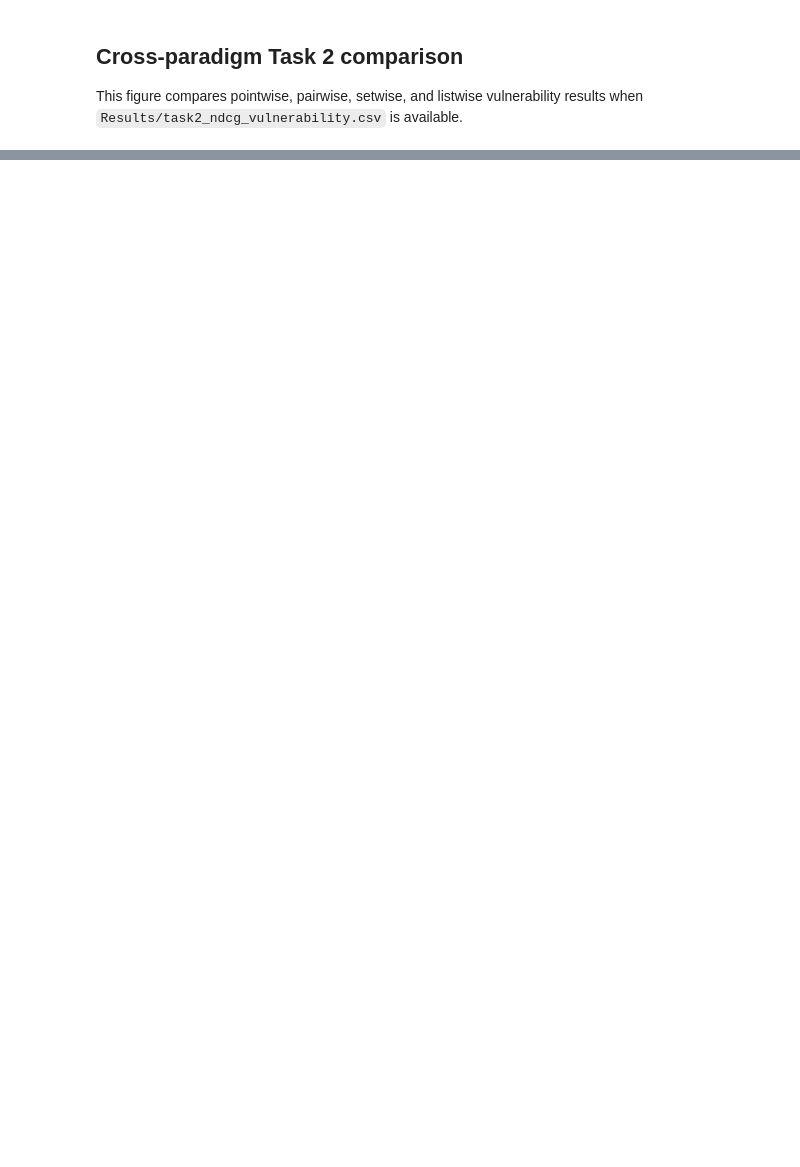
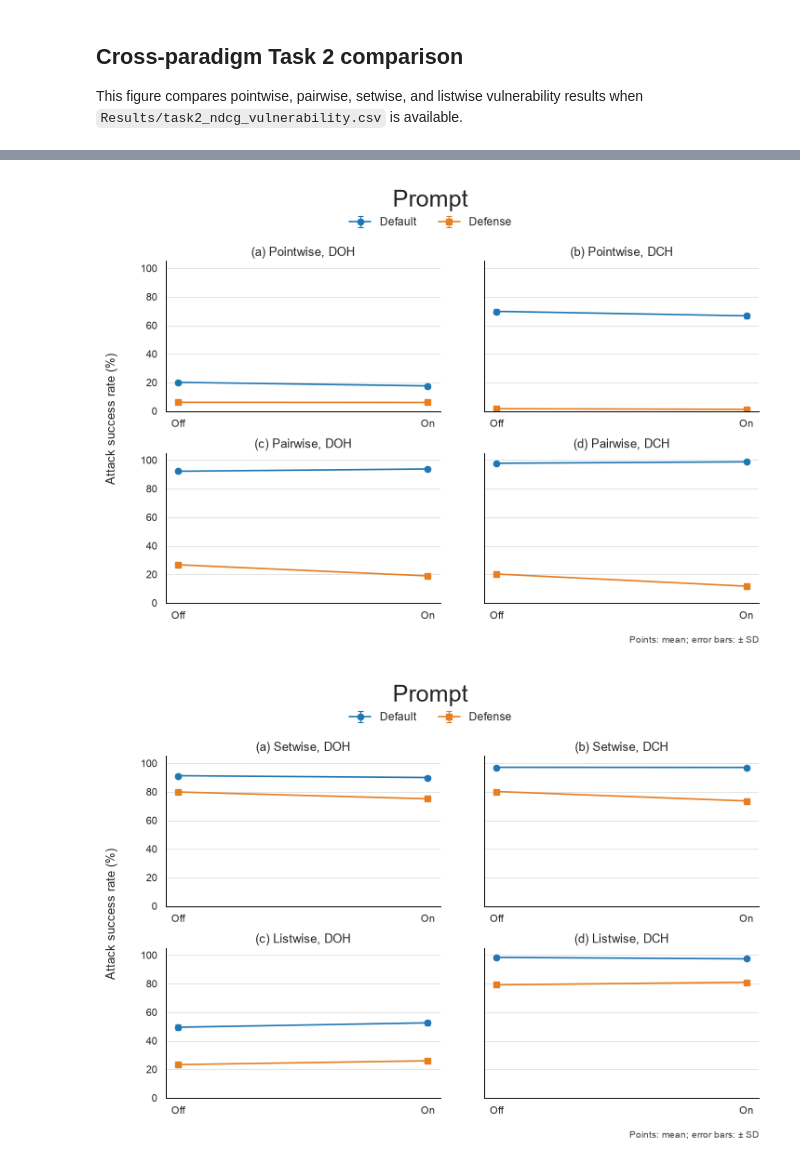
Before and after one commit to kaisergrimlock/LLM-Ranker-Attack, a Jupyter notebook: Results/ablation_study_visualization.ipynb, the cells around one changed output, grey strips where cells are left out. Saved outputs shown, nothing was run; the diff lists cells and outputs as text; code cells hidden in the pictures; blank space fills up the shorter version.

```diff
--- a/Results/ablation_study_visualization.ipynb
+++ b/Results/ablation_study_visualization.ipynb
@@ -130,0 +36,63 @@ Available paradigms: Pointwise, Pairwise, Setwise, Listwise
+# %%
+import numpy as np
+import matplotlib.pyplot as plt
+
+def plot_ablation_point_panels(panel_data, save_path=None, legend_title='Prompt'):
+    panels = panel_data.get('panels', [])
+    if len(panels) != 4:
+        raise ValueError("panel_data['panels'] must contain four panels")
+    settings = list(panels[0]['series'])
+    prompts = ['Default', 'Defense']
+    colors = {'Default': '#1f77b4', 'Defense': '#e67e22'}
+    markers = {'Default': 'o', 'Defense': 's'}
+    fig, axes = plt.subplots(2, 2, figsize=(7.2, 5.0), sharey=True)
+    axes = axes.ravel()
+    for ax, panel in zip(axes, panels):
+        x = np.arange(len(settings))
+        for prompt_index, prompt in enumerate(prompts):
+            means = [panel['series'][setting]['mean'][prompt_index] for setting in settings]
+            errors = [panel['series'][setting]['sd'][prompt_index] for setting in settings]
+            ax.errorbar(x, means, yerr=errors, color=colors[prompt], ecolor=colors[prompt], marker=markers[prompt], linestyle='-', linewidth=1.2, markersize=4.5, capsize=2.5, capthick=0.8, elinewidth=0.9, label=prompt)
+        ax.set_title(panel['title'], fontsize=9.5, pad=4)
+        ax.set_xticks(x, [setting.title() for setting in settings])
+        ax.set_ylim(0, 105)
+        ax.grid(axis='y', color='#d9d9d9', linewidth=0.5)
+        ax.grid(axis='x', visible=False)
+        ax.spines[['top', 'right']].set_visible(False)
+        ax.tick_params(width=0.6, length=3, labelsize=8)
+    fig.supylabel('Attack success rate (%)', x=0.015, fontsize=9.5)
+    fig.text(0.99, 0.015, 'Points: mean; error bars: ± SD', ha='right', va='bottom', fontsize=7.5, color='#444444')
+    handles, labels = axes[0].get_legend_handles_labels()
+    fig.legend(handles, labels, loc='upper center', bbox_to_anchor=(0.5, 1.015), ncol=2, frameon=False, title=legend_title, fontsize=8.5)
+    fig.subplots_adjust(left=0.105, right=0.99, bottom=0.105, top=0.84, wspace=0.16, hspace=0.28)
+    if save_path is not None:
+        fig.savefig(save_path, dpi=300, bbox_inches='tight', facecolor='white')
+    return fig, axes
+
+def _panel_data(frame, settings, paradigms):
+    def summary(paradigm, attack, setting):
+        grouped = frame[(frame['Paradigm'].eq(paradigm)) & (frame['Attack'].eq(attack)) & (frame['Setting'].eq(setting))].groupby('Prompt')[['Attack success', 'Valid attacked']].sum()
+        means, sds = [], []
+        for prompt in ['Default', 'Defense']:
+            if prompt not in grouped.index or grouped.loc[prompt, 'Valid attacked'] <= 0:
+                means.append(np.nan); sds.append(0.0); continue
+            successes = grouped.loc[prompt, 'Attack success']
+            trials = grouped.loc[prompt, 'Valid attacked']
+            proportion = successes / trials
+            means.append(float(100 * proportion))
+            sds.append(float(100 * np.sqrt(proportion * (1 - proportion) / trials)))
+        return {'mean': means, 'sd': sds}
+    result={'panels': []}
+    for offset, (paradigm, attack) in enumerate((pair for pair in [(p, a) for p in paradigms for a in ['DOH', 'DCH']])):
+        result['panels'].append({'title': f'({chr(97 + offset)}) {paradigm}, {attack}', 'x': settings, 'series': {s: summary(paradigm, attack, s) for s in settings}})
+    return result
+
+for model, settings in [('Qwen3-32B', ['off','on']), ('GPT-OSS-20B', ['low','medium','high'])]:
+    model_view = ablation[ablation['Model'].eq(model)].copy()
+    model_view['Setting'] = model_view['Setting'].astype(str).str.lower()
+    model_view['Prompt'] = model_view['Prompt'].astype(str).str.title()
+    for paradigms in [('Pointwise', 'Pairwise'), ('Setwise', 'Listwise')]:
+        plot_ablation_point_panels(_panel_data(model_view, settings, paradigms))
+# %% [output]
+[figure, added]
+[figure, added]
```
Also changed, not shown: parts of 6 cells of this notebook, 3 other files.
